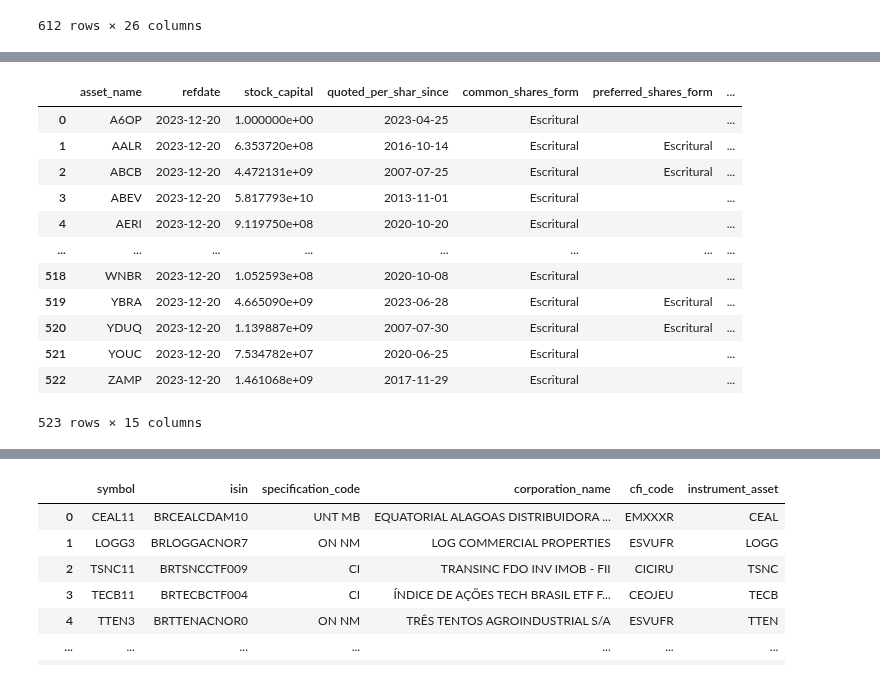
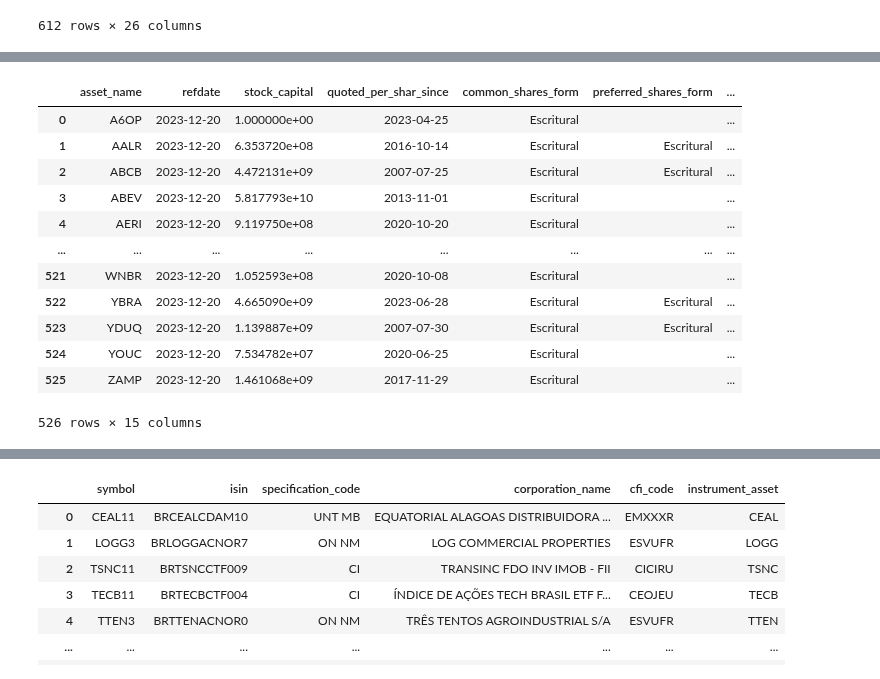
Before and after one commit to wilsonfreitas/brasa, a Jupyter notebook: notebooks/b3-organize-companies-database.ipynb, the cells around one changed output, grey strips where cells are left out. Drawn from its saved outputs; the diff is of its cells as text; code cells hidden in the pictures.

```diff
--- a/notebooks/b3-organize-companies-database.ipynb
+++ b/notebooks/b3-organize-companies-database.ipynb
@@ -109,6 +93,6 @@ comp_det[["symbol", "sector", "subsector", "segment"]].dropna(axis=0)
 # %%
 df = brasa.get_dataset("b3-company-info-report").scanner(columns=["code", "refdate"]).to_table().to_pandas()
-df = df.groupby(["code", "refdate"], sort=True).last().reset_index()
+df = df.groupby(["code"], sort=True).last().reset_index()
 
 comp_info = brasa.get_dataset("b3-company-info-report")\
     .to_table()\
@@ -132,39 +116,39 @@ comp_info["segment"] = comp_info["segment"].astype(str).str.strip()
 comp_info["refdate"] = pd.to_datetime(comp_info["refdate"])
 
 comp_info = comp_info\
     .rename(columns={
         "tradingName": "trading_name",
         "code": "asset_name",
         "codeCVM": "code_cvm",
         "quotedPerSharSince": "quoted_per_shar_since",
         "commonSharesForm": "common_shares_form",
         "preferredSharesForm": "preferred_shares_form",
         "hasCommom": "has_common",
         "hasPreferred": "has_preferred",
         "roundLot": "round_lot",
         "stockCapital": "stock_capital",
         "numberCommonShares": "number_common_shares",
         "numberPreferredShares": "number_preferred_shares",
         "totalNumberShares": "total_number_shares",
     })
 
 comp_info = comp_info.replace({"None": pd.NA})
 
 comp_info
 # %% [output]
 |  | asset_name | refdate | stock_capital | quoted_per_shar_since | common_shares_form | preferred_shares_form | ... |
 | 0 | A6OP | 2023-12-20 | 1.000000e+00 | 2023-04-25 | Escritural |  | ... |
 | 1 | AALR | 2023-12-20 | 6.353720e+08 | 2016-10-14 | Escritural | Escritural | ... |
 | 2 | ABCB | 2023-12-20 | 4.472131e+09 | 2007-07-25 | Escritural | Escritural | ... |
 | 3 | ABEV | 2023-12-20 | 5.817793e+10 | 2013-11-01 | Escritural |  | ... |
 | 4 | AERI | 2023-12-20 | 9.119750e+08 | 2020-10-20 | Escritural |  | ... |
 | ... | ... | ... | ... | ... | ... | ... | ... |
-| 518 | WNBR | 2023-12-20 | 1.052593e+08 | 2020-10-08 | Escritural |  | ... |
-| 519 | YBRA | 2023-12-20 | 4.665090e+09 | 2023-06-28 | Escritural | Escritural | ... |
-| 520 | YDUQ | 2023-12-20 | 1.139887e+09 | 2007-07-30 | Escritural | Escritural | ... |
-| 521 | YOUC | 2023-12-20 | 7.534782e+07 | 2020-06-25 | Escritural |  | ... |
-| 522 | ZAMP | 2023-12-20 | 1.461068e+09 | 2017-11-29 | Escritural |  | ... |
+| 521 | WNBR | 2023-12-20 | 1.052593e+08 | 2020-10-08 | Escritural |  | ... |
+| 522 | YBRA | 2023-12-20 | 4.665090e+09 | 2023-06-28 | Escritural | Escritural | ... |
+| 523 | YDUQ | 2023-12-20 | 1.139887e+09 | 2007-07-30 | Escritural | Escritural | ... |
+| 524 | YOUC | 2023-12-20 | 7.534782e+07 | 2020-06-25 | Escritural |  | ... |
+| 525 | ZAMP | 2023-12-20 | 1.461068e+09 | 2017-11-29 | Escritural |  | ... |
-523 rows × 15 columns
+526 rows × 15 columns
 # %%
 cd0 = comp_det[["asset_name", "company_name", "trading_name", "cnpj", "code_cvm", "industry_classification", "activity", "website", "market_indicator", "market", "refdate"]]\
     .query("code_cvm != 0")
```
Also changed, not shown: parts of 25 cells of this notebook, 4 other files.
